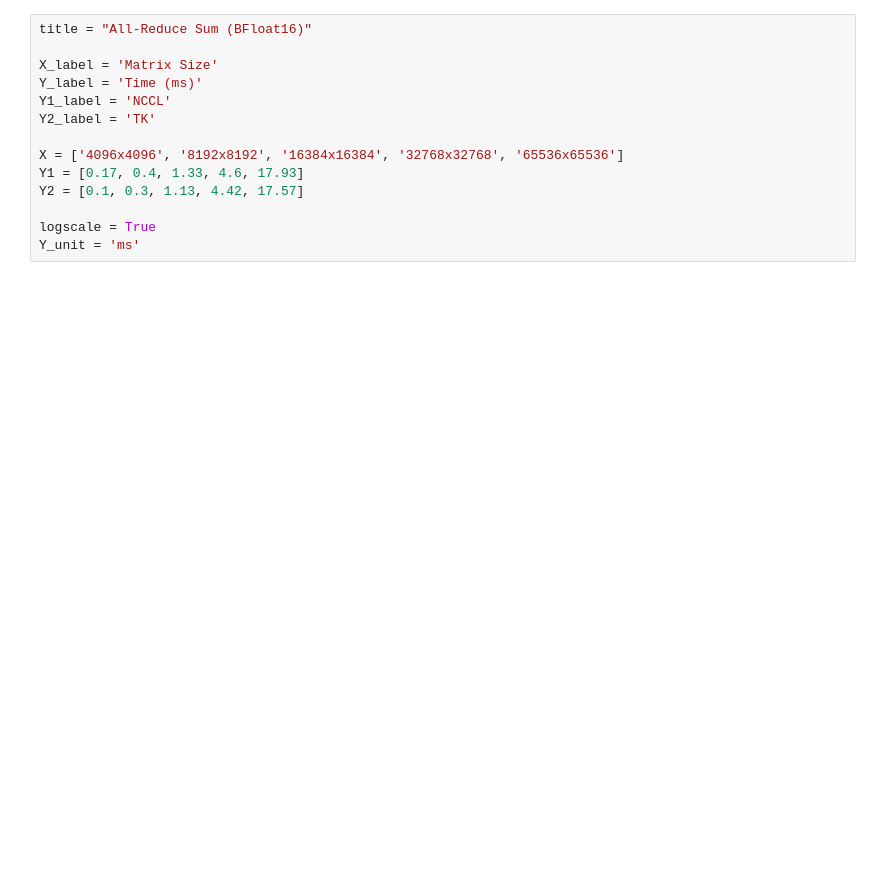
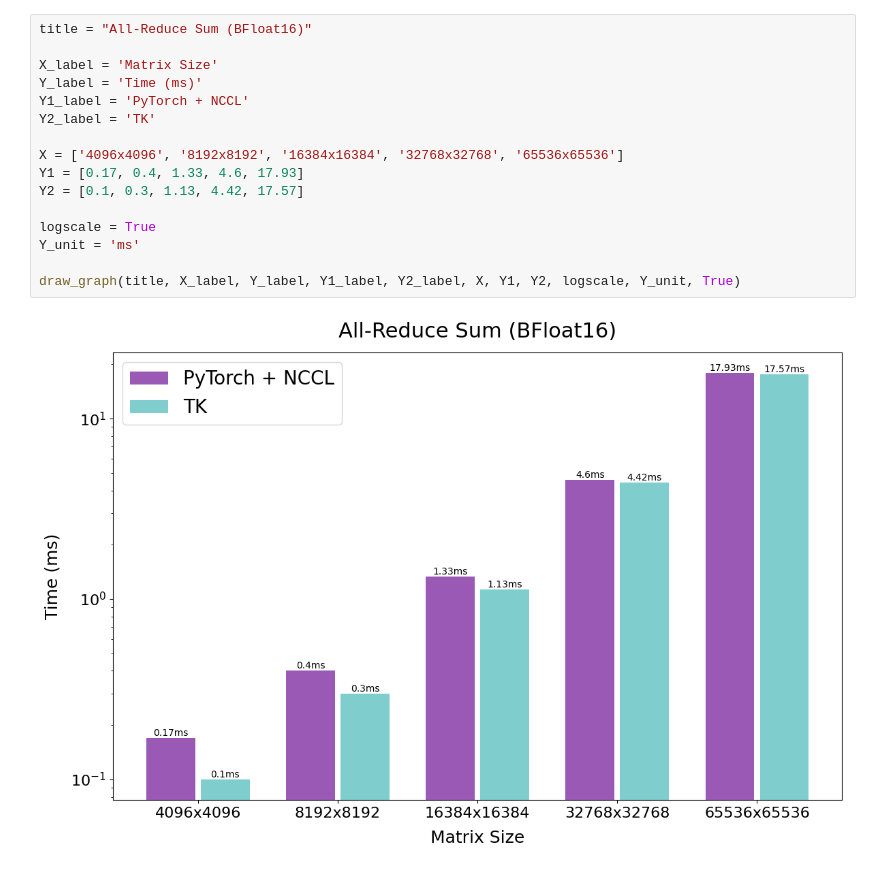
Before and after one commit to jeromeku/gpu-experiments, a Jupyter notebook: misc/draw_graph.ipynb, the cells around one changed output. Drawn from its saved outputs; the diff is of its cells as text; blank space fills up the shorter version.

```diff
--- a/misc/draw_graph.ipynb
+++ b/misc/draw_graph.ipynb
@@ -1,17 +48,21 @@
 # %%
 title = "All-Reduce Sum (BFloat16)"
 
 X_label = 'Matrix Size'
 Y_label = 'Time (ms)'
-Y1_label = 'NCCL'
+Y1_label = 'PyTorch + NCCL'
 Y2_label = 'TK'
 
 X = ['4096x4096', '8192x8192', '16384x16384', '32768x32768', '65536x65536']
 Y1 = [0.17, 0.4, 1.33, 4.6, 17.93]
 Y2 = [0.1, 0.3, 1.13, 4.42, 17.57]
 
 logscale = True
 Y_unit = 'ms'
+
+draw_graph(title, X_label, Y_label, Y1_label, Y2_label, X, Y1, Y2, logscale, Y_unit, True)
+# %% [output]
+[figure, added]
 # %%
 title = "Last-Dim All-Gather (BFloat16)"
 
```
Also changed, not shown: parts of 7 cells of this notebook.
